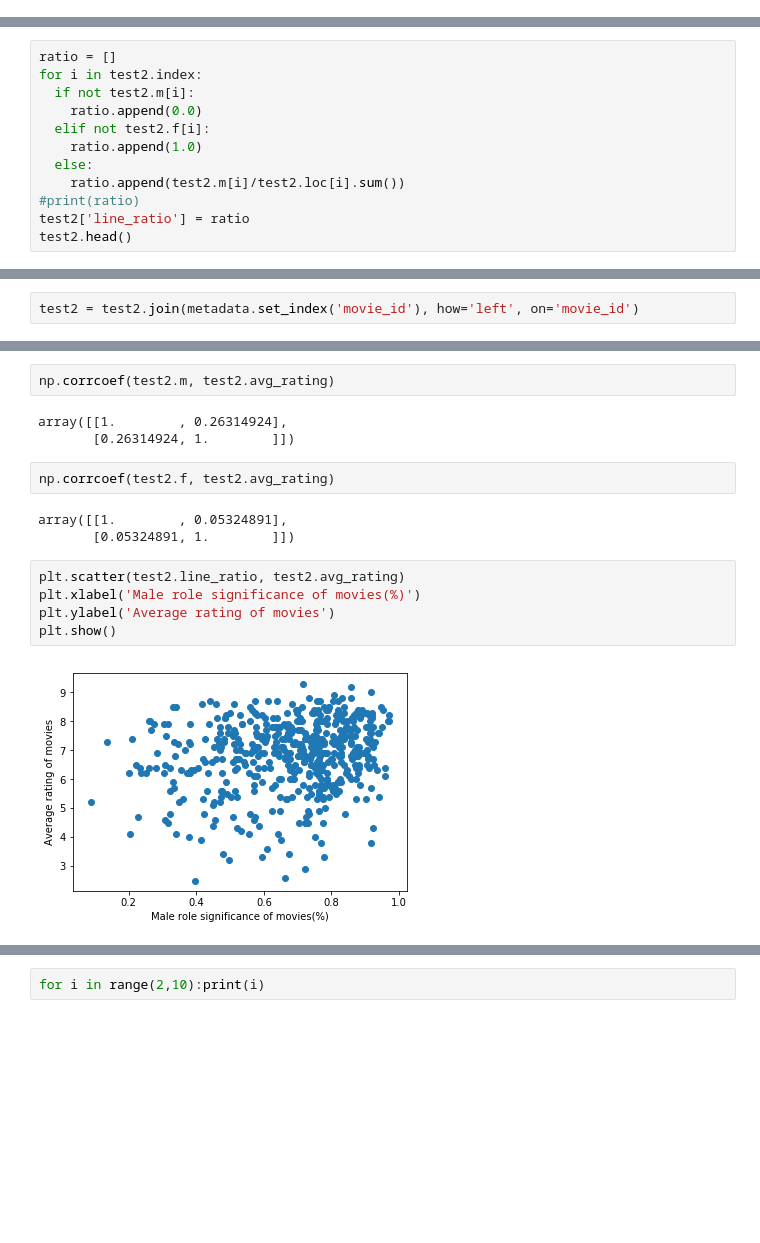
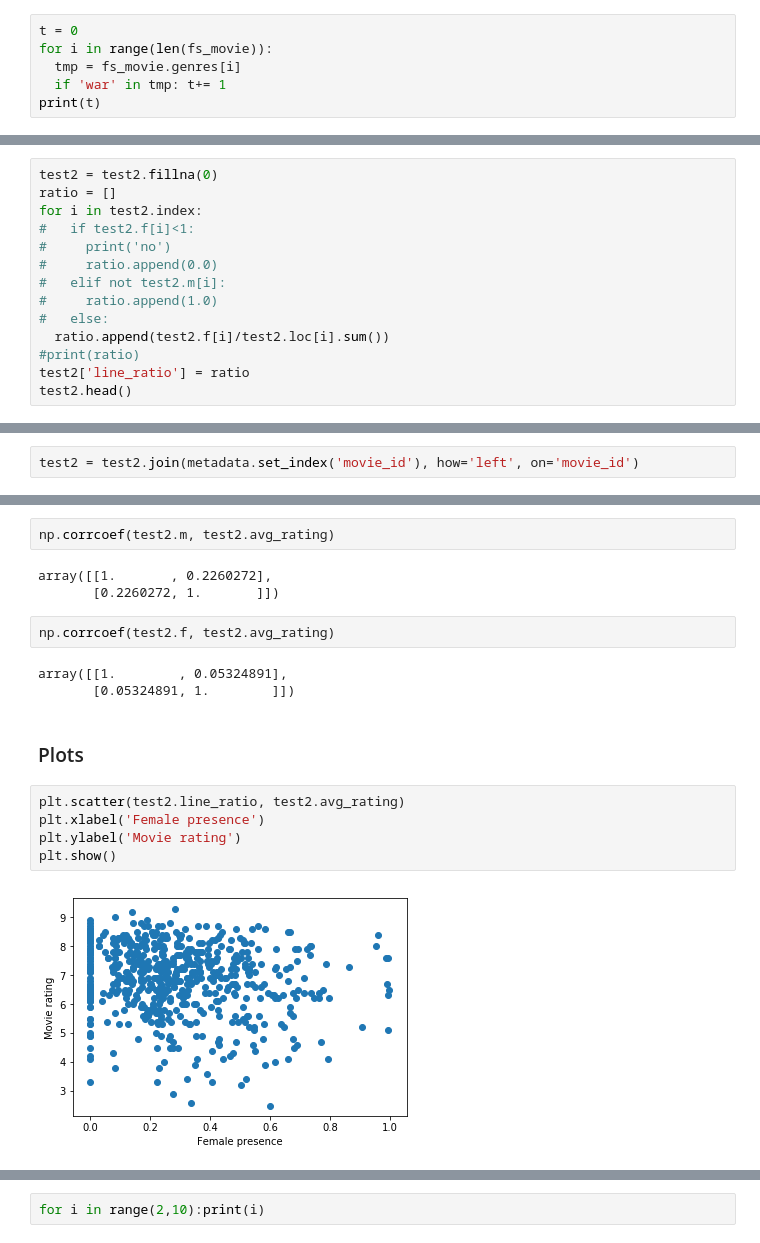
Before and after one commit to JingQian87/6998-MethodsDS, a Jupyter notebook: Project/EMDS_stats.ipynb, the cells around one changed output, grey strips where cells are left out. Drawn from its saved outputs; the diff is of its cells as text; blank space fills up the shorter version.

```diff
--- a/Project/EMDS_stats.ipynb
+++ b/Project/EMDS_stats.ipynb
@@ -386,3 +393,9 @@ fs_movie.head()
 | 2 | u0 | u2 | m0 | ['L200', 'L201', 'L202', 'L203'] | f | m | ... |
 | 3 | u0 | u2 | m0 | ['L204', 'L205', 'L206'] | f | m | ... |
 | 4 | u0 | u2 | m0 | ['L207', 'L208'] | f | m | ... |
+# %%
+t = 0
+for i in range(len(fs_movie)):
+  tmp = fs_movie.genres[i]
+  if 'war' in tmp: t+= 1
+print(t)
@@ -571,14 +572,16 @@ test2.loc['m0'].sum()
 # %% [output]
 637.0
 # %%
+test2 = test2.fillna(0)
 ratio = []
 for i in test2.index:
-  if not test2.m[i]:
-    ratio.append(0.0)
-  elif not test2.f[i]:
-    ratio.append(1.0)
-  else:
-    ratio.append(test2.m[i]/test2.loc[i].sum())
+#   if test2.f[i]<1:
+#     print('no')
+#     ratio.append(0.0)
+#   elif not test2.m[i]:
+#     ratio.append(1.0)
+#   else:
+  ratio.append(test2.f[i]/test2.loc[i].sum())
 #print(ratio)
 test2['line_ratio'] = ratio
 test2.head()
@@ -617,20 +622,22 @@ array([[1.        , 0.19538082],
 # %%
 np.corrcoef(test2.m, test2.avg_rating)
 # %% [output]
-array([[1.        , 0.26314924],
-       [0.26314924, 1.        ]])
+array([[1.       , 0.2260272],
+       [0.2260272, 1.       ]])
 # %%
 np.corrcoef(test2.f, test2.avg_rating)
 # %% [output]
 array([[1.        , 0.05324891],
        [0.05324891, 1.        ]])
+# %% [markdown]
+### Plots
 # %%
 plt.scatter(test2.line_ratio, test2.avg_rating)
-plt.xlabel('Male role significance of movies(%)')
-plt.ylabel('Average rating of movies')
+plt.xlabel('Female presence')
+plt.ylabel('Movie rating')
 plt.show()
 # %% [output]
-[figure, old version]
+[figure, new version]
 # %%
 print(np.corrcoef(test2.line_ratio, test2.num_votes))
 plt.scatter(test2.line_ratio, test2.num_votes)
```
Also changed, not shown: parts of 25 cells of this notebook.
